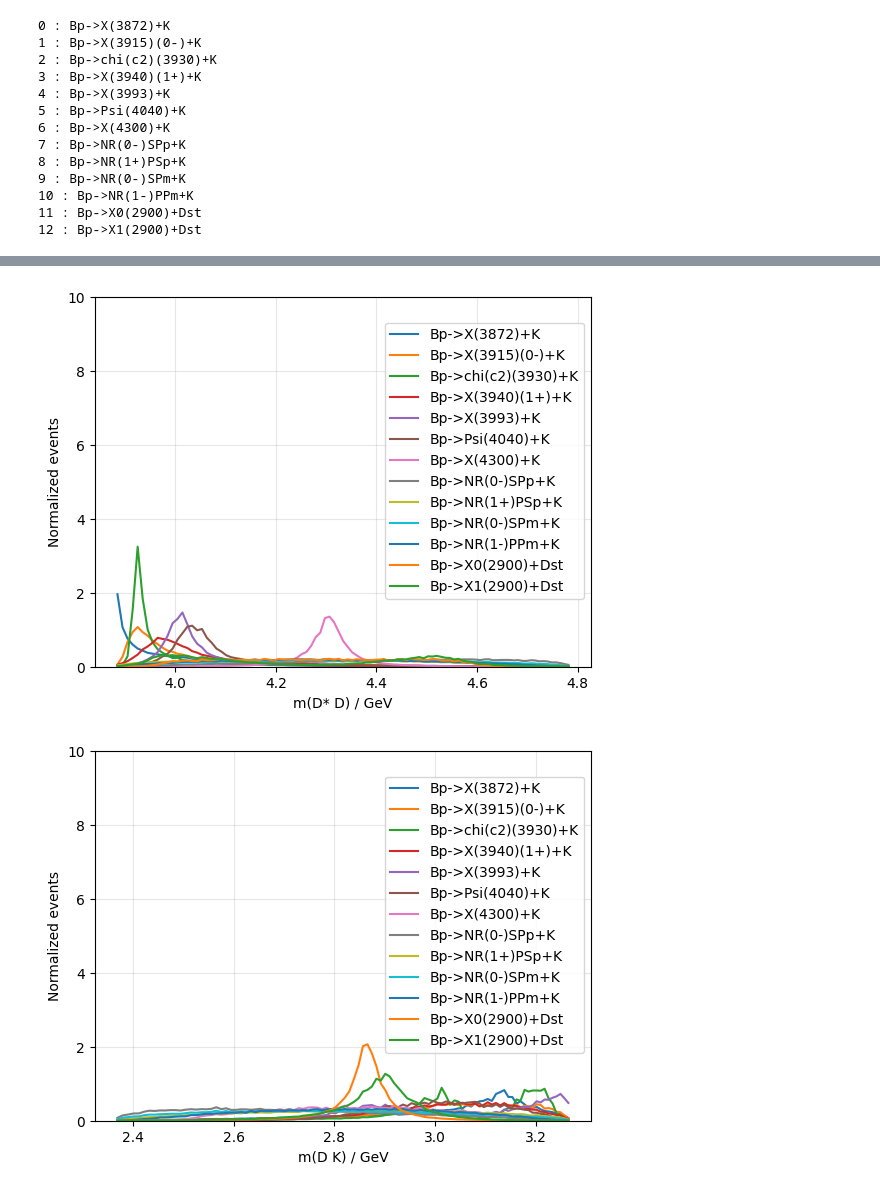
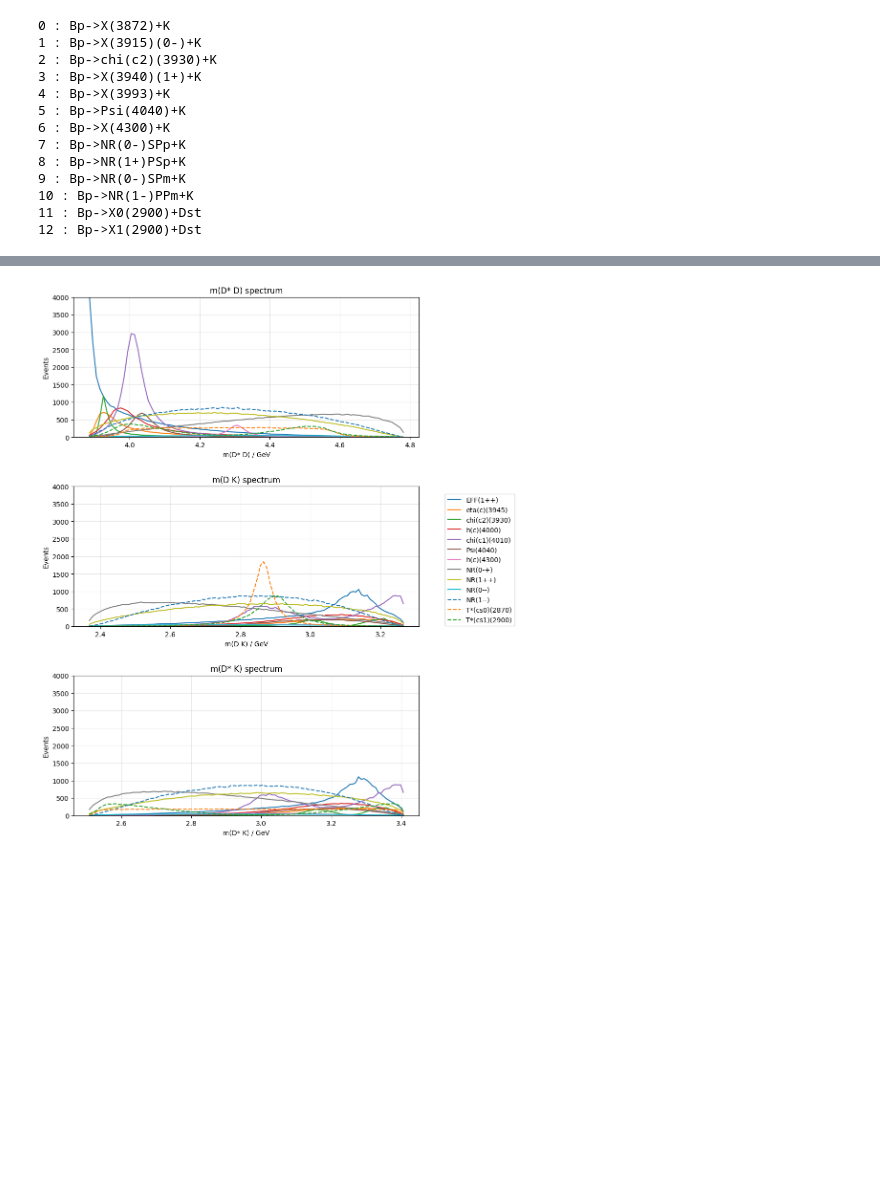
Before and after one commit to mmikhasenko/B2DxDK.jl, a Jupyter notebook: Analysis/Amplitude.ipynb, the cells around one changed output, grey strips where cells are left out. Drawn from its saved outputs; the diff is of its cells as text; code cells hidden in the pictures; blank space fills up the shorter version.

Commit message:
Added FF calculation, aligned resonance names, ad added JSON converter

```diff
--- a/Analysis/Amplitude.ipynb
+++ b/Analysis/Amplitude.ipynb
@@ -113,0 +127,19 @@ with open('all_amps.json', 'w') as f:
+# %%
+res_names_paper = ["EFF(1++)","eta(c)(3945)","chi(c2)(3930)","h(c)(4000)","chi(c1)(4010)","Psi(4040)","h(c)(4300)","NR(0-+)","NR(1++)","NR(0--)","NR(1--)","T*(cs0)(2870)","T*(cs1)(2900)"]
+# %%
+FF = []
+
+tot = 0
+for e in range(len(tot_amps)):
+    tot += np.abs(tot_amps[e])**2
+
+
+for res in range(len(ind_amps)):
+    ind = 0
+    for e in range(len(tot_amps)):
+        ind += np.abs(ind_amps[res][e])**2
+
+    FF.append(ind/tot)
+# %%
+for i in range(len(ind_amps)):
+    print(res_names_paper[i], np.round(FF[i]*100,1))
@@ -160,50 +202,66 @@ print(I.shape)
 # %%
 # Plotting of all mass spectra
 
-#n_resonances = len(all_amps)
 n_resonances = len(paper)
 n_events = len(all_amps[0])
 
 amps_array = np.zeros((n_resonances, n_events), dtype=np.complex128)
 
-#for i in range(n_resonances):
 for i in paper:
     for j in range(n_events):
         re, im = all_amps[i][j]
         amps_array[paper.index(i), j] = re + 1j*im
 
 weights = np.abs(amps_array)**2
 
 m = [m2_DstD, m2_DK, m2_DstK]
 m_names = ["m(D* D)", "m(D K)", "m(D* K)"]
+lims = [4000, 4000, 4000]
 
-Hist = []
+fig, axes = plt.subplots(3, 1, figsize=(8, 12))
+plt.subplots_adjust(hspace=0)
+
 cmap = plt.cm.get_cmap("plasma", n_resonances)
 colors = [cmap(i) for i in range(n_resonances)]
 
+handles, labels = [], []
+
 for M in range(len(m)):
+    ax = axes[M]
+    Hist = []
+
     for res in range(len(weights)):
-        hist, edges = np.histogram(m[M], bins=100, weights=weights[res], density=True)
+        hist, edges = np.histogram(m[M], bins=100, weights=weights[res])
         Hist.append(hist)
-        #err  = np.sqrt(np.histogram(masses, bins=edges, weights=weights**2)[0][0])
         bin_centers = np.sqrt(0.5*(edges[1:] + edges[:-1]))
-        plt.plot(bin_centers, hist, label=dg.chains[paper[res]][0])#, color=colors[res])
 
-    # res_sums = []
-    # for b in range(100):
-    #     sum = 0
-    #     for r in range(n_resonances):
-    #         sum += Hist[r][b]
+        if res < 10:
+            line = ax.plot(bin_centers, hist, label=res_names_corrected[paper[res]])
+        else:
+            line = ax.plot(bin_centers, hist, label=res_names_corrected[paper[res]], linestyle="--")
 
-    #     res_sums.append(sum)
+        if M == 0:
+            handles.extend(line)
+            labels.append(res_names_corrected[paper[res]])
 
-    #plt.plot(bin_centers, res_sums, label="Sum", color="b")
-    plt.legend(bbox_to_anchor=(1, 0.95))
-    plt.grid(alpha=0.3)
-    plt.xlabel(f"{m_names[M]} / GeV")
-    plt.ylabel("Normalized events")
-    plt.ylim(0, 10)
-    plt.show()
+    res_sums = []
+    for b in range(100):
+        sum = 0
+        for r in range(n_resonances):
+            sum += Hist[r][b]
+
+        res_sums.append(sum)
+
+    ax.set_ylim(0, lims[M])
+    ax.grid(alpha=0.3)
+    ax.set_xlabel(f"{m_names[M]} / GeV")
+    ax.set_ylabel("Events")
+    ax.set_title(f"{m_names[M]} spectrum")
+    ax.set_aspect(0.0001)
+
+fig.legend(handles, labels, bbox_to_anchor=(1.05, 0.5), loc='center left')
+
+plt.tight_layout(pad=0.5)
+plt.show()
 # %% [output]
-[figure, old version]
+[figure, new version]
-[figure, removed]
```
Also changed, not shown: parts of 12 cells of this notebook, 2 other files.
